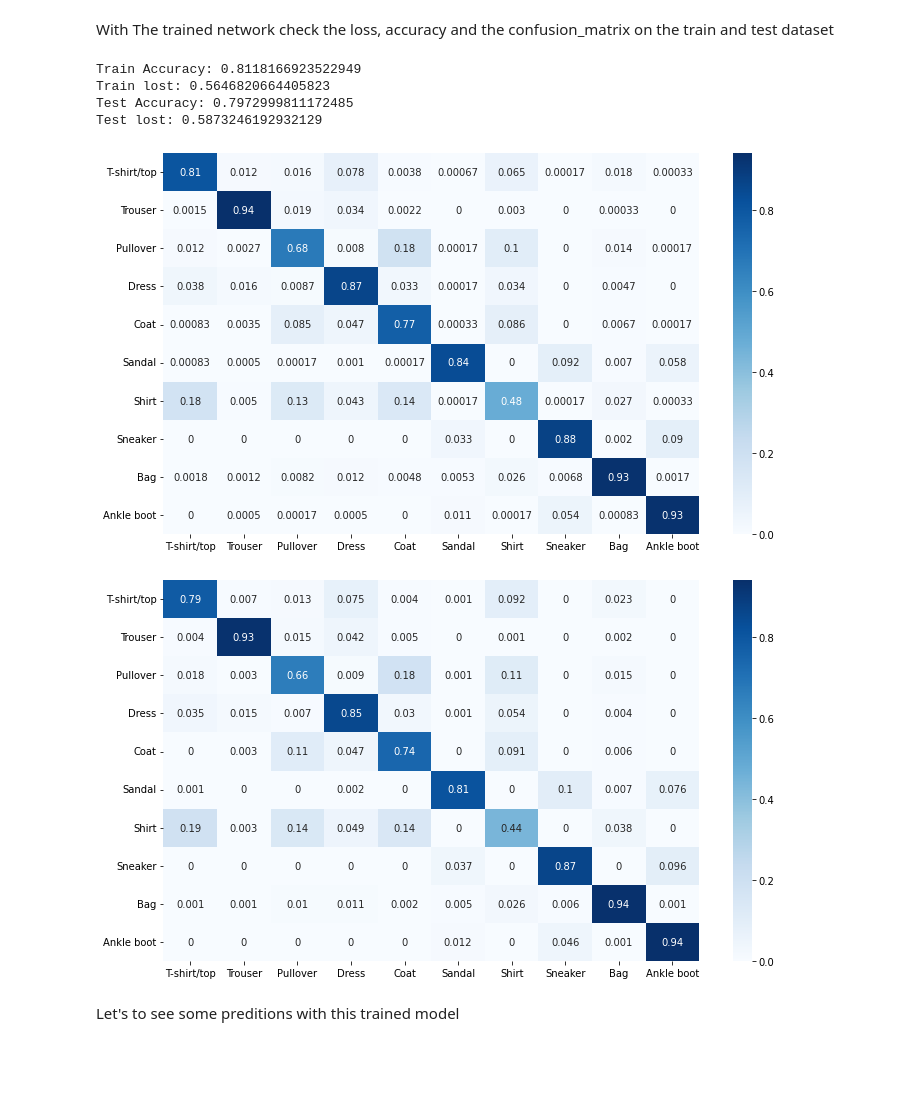
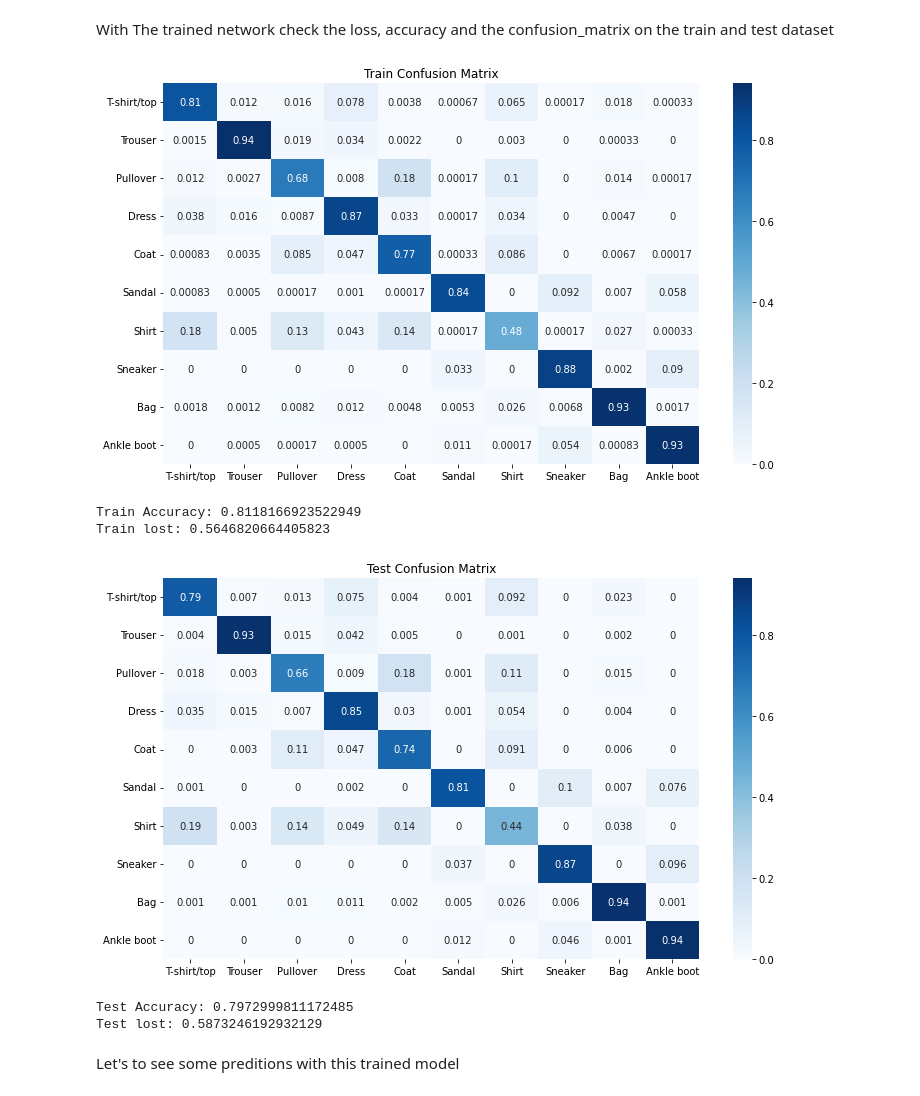
Before and after one commit to cgrodrigues/IntroductionToDeepLearning, a Jupyter notebook: RegularizationAndDropout.ipynb, the cells around one changed output. Drawn from its saved outputs; the diff is of its cells as text; code cells hidden in the pictures; blank space fills up the shorter version.

```diff
--- a/RegularizationAndDropout.ipynb
+++ b/RegularizationAndDropout.ipynb
@@ -272,37 +272,41 @@ def model_performace(model, train_dl, test_dl):
     cm_train = confusion_matrix(y_true=y, y_pred=y_hat)
 
     cm_train = cm_train/np.sum(cm_train) * 10
 
     plt.figure(figsize = (12,7))
+    plt.title("Train Confusion Matrix")
     cm_train_df = pd.DataFrame(cm_train, index = [lbl_mapping[x] for x in lbl_mapping] , columns = [lbl_mapping[x] for x in lbl_mapping])
     sn.heatmap(cm_train_df, annot=True, cmap='Blues')
+    plt.show()
 
     accuracy = (y_hat == y).sum() / len(y)
     print('Train Accuracy:', accuracy.item())
     print('Train lost:', torch.tensor(train_lost).mean().item())
 
     # Test
     y_hat, y, test_lost = get_predictions(model, test_dl)
     cm_test = confusion_matrix(y_true=y, y_pred=y_hat)
 
     cm_test = cm_test/np.sum(cm_test) * 10
 
     plt.figure(figsize = (12,7))
+    plt.title("Test Confusion Matrix")
     cm_test_df = pd.DataFrame(cm_test, index = [lbl_mapping[x] for x in lbl_mapping] , columns = [lbl_mapping[x] for x in lbl_mapping])
     sn.heatmap(cm_test_df, annot=True, cmap='Blues')
+    plt.show()
 
     accuracy = (y_hat == y).sum() / len(y)
     print('Test Accuracy:', accuracy.item())
     print('Test lost:', torch.tensor(test_lost).mean().item())
 
 model_performace(ffnet, train_dataloader, test_dataloader)
 # %% [output]
+[figure, new version]
 Train Accuracy: 0.8118166923522949
 Train lost: 0.5646820664405823
-Test Accuracy: 0.7972999811172485
-Test lost: 0.5873246192932129
-[figure, old version]
-[figure, old version]
+[figure, new version]
+Test Accuracy: 0.7972999811172485
+Test lost: 0.5873246192932129
 # %% [markdown]
 Let's to see some preditions with this trained model
 # %%
```
Also changed, not shown: parts of 2 cells of this notebook.
